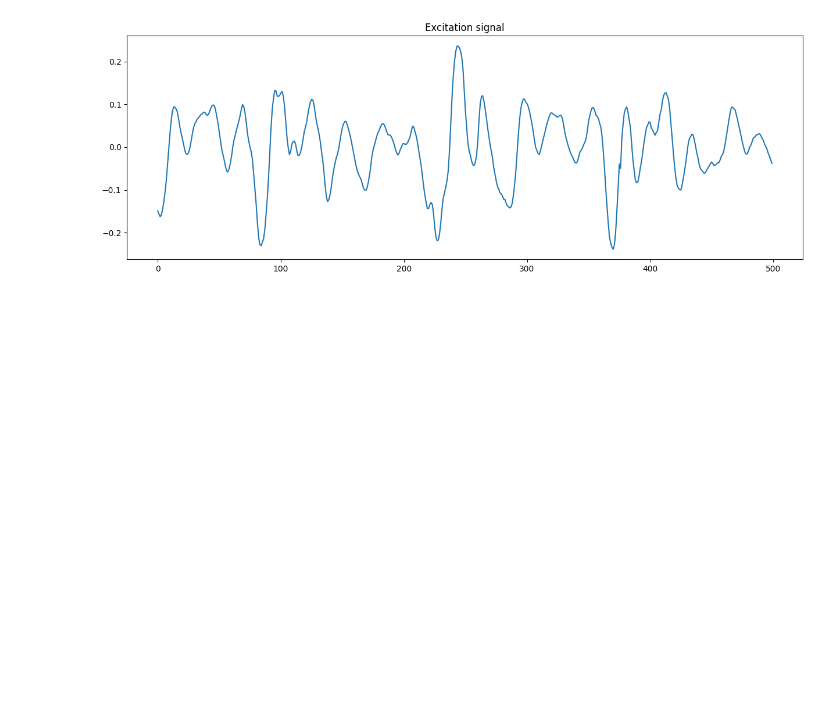
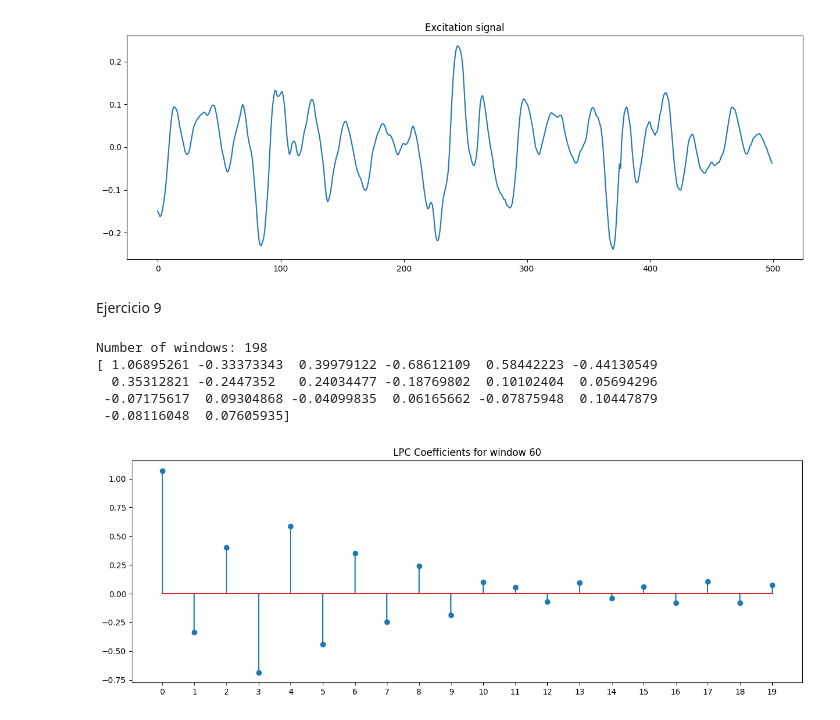
Before and after one commit to maximdorogov/fiuba-series-de-tiempo-1, a Jupyter notebook: tp1.ipynb, the cells around one changed output. Cells and saved outputs as stored; diff of their text form; code cells hidden in the pictures; blank space fills up the shorter version.

```diff
--- a/tp1.ipynb
+++ b/tp1.ipynb
@@ -10,8 +10,8 @@ Ejercicio 1
 # %%
 AUDIO = './assets/estocastico.wav'
 
-y, fs = load(AUDIO, sr=None)
-print(f'fs={fs}, y.shape={y.shape}')
+audio_signal, fs = load(AUDIO, sr=None)
+print(f'fs={fs}, audio_signal.shape={audio_signal.shape}')
 
-IPython.display.Audio(y, rate=fs)
+IPython.display.Audio(audio_signal, rate=fs)
 # %% [output]
@@ -121,3 +121,36 @@ plt.title('Excitation signal')
 plt.show()
 # %% [output]
 [figure]
+# %% [markdown]
+Ejercicio 9
+# %%
+window_size = 0.025 # moving window size in seconds
+overlap = 0.010 # overlap in seconds
+window_len = int(window_size * fs)  # window length in samples
+step = int(overlap * fs)  # step size in samples
+window = np.hamming(window_len)
+order = 20
+
+lpc_coeffs = list()
+
+for idx in range(0, len(audio_signal) - window_len, step):
+    samples = audio_signal[idx:idx + window_len] * window
+    lpc_coeffs.append(lpc_compute(samples, order=order))
+
+sample2plot = 60
+
+print(f'Number of windows: {len(lpc_coeffs)}')
+print(lpc_coeffs[sample2plot])
+
+plt.figure(figsize=(15, 5))
+plt.stem(lpc_coeffs[sample2plot])
+plt.xticks(np.arange(len(lpc_coeffs[sample2plot])))
+plt.title(f'LPC Coefficients for window {sample2plot}')
+plt.show()
+# %% [output]
+Number of windows: 198
+[ 1.06895261 -0.33373343  0.39979122 -0.68612109  0.58442223 -0.44130549
+  0.35312821 -0.2447352   0.24034477 -0.18769802  0.10102404  0.05694296
+ -0.07175617  0.09304868 -0.04099835  0.06165662 -0.07875948  0.10447879
+ -0.08116048  0.07605935]
+[figure, added]
```
Also changed, not shown: parts of 7 cells of this notebook.
